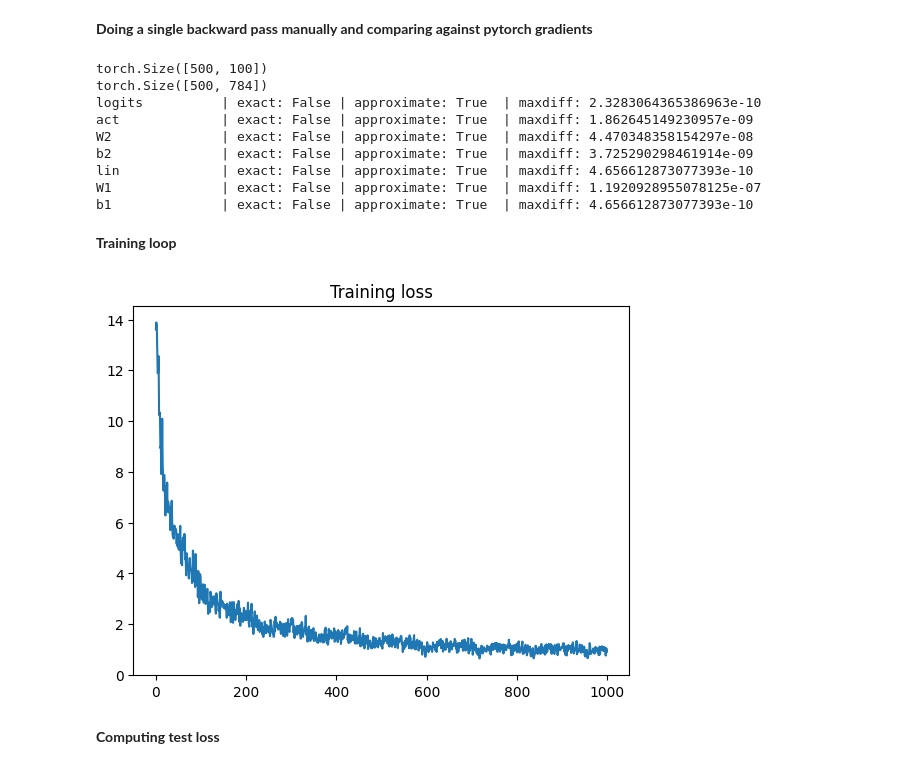
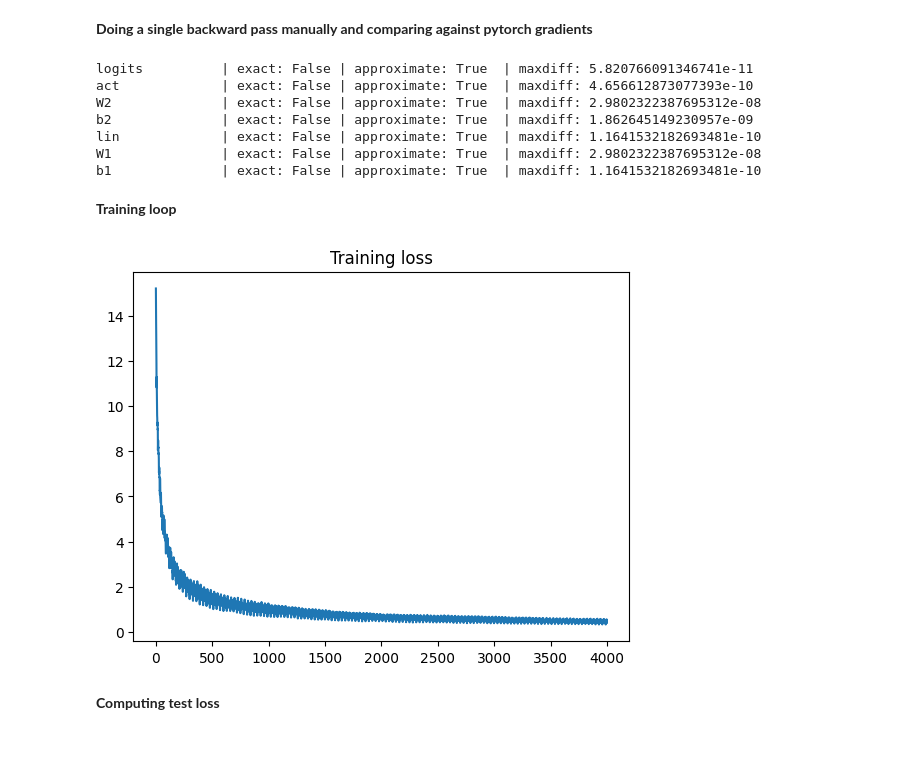
Before and after one commit to al0vya/quant-prep, a Jupyter notebook: deep-learning/handwritten-digits/handwritten-digits.ipynb, the cells around one changed output. Cells and saved outputs as stored; diff of their text form; code cells hidden in the pictures.

Commit message:
fix loss curve and make very similar to pytorch loss curve by doing proper random normal weight initialisation. make hyperparameter values inputtable via a text file

```diff
--- a/deep-learning/handwritten-digits/handwritten-digits.ipynb
+++ b/deep-learning/handwritten-digits/handwritten-digits.ipynb
@@ -72,7 +72,7 @@ We can't just forward all of our input data per training step: need to forward m
 Xrows = X_train.shape[0]
 Xcols = X_train.shape[1]
 
-batch_sz = 500 # must divide dataset exactly
+batch_sz = 2000 # must divide dataset exactly
 B = batch_sz
 n_hid1 = 100 # number of neurons in first hidden layer
 n_hid2 = 10 # number of neurons in second hidden layer; must equal number of output channels, i.e. digits 0 - 9
@@ -80,11 +80,11 @@ n_hid2 = 10 # number of neurons in second hidden layer; must equal number of out
 # parameter/layer tensors
 Xb = torch.zeros((B, Xcols))
 W1 = torch.randn((Xcols,n_hid1))
-b1 = torch.randn((1, n_hid1))
+b1 = torch.zeros((1, n_hid1))
 lin = torch.zeros((B, n_hid1))
 act = torch.zeros((B, n_hid1))
 W2 = torch.randn((n_hid1,n_hid2))
-b2 = torch.randn((1, n_hid2))
+b2 = torch.zeros((1, n_hid2))
 logits = torch.zeros((B, n_hid2))
 loss = 0
 
@@ -100,9 +100,7 @@ dLdW1 = torch.zeros((Xcols,n_hid1))  # dL/dlin    * dlin/dW2
 params = [W1, b1, W2, b2]
 for p in params:
     p.requires_grad = True
-grads = [dLdW1, dLdb1, dLdW2, dLdb2]
 
-epochs = 1000
 losses = []
 # %% [markdown]
 **Doing a single forward pass**
@@ -157,19 +155,18 @@ compare('lin', dLdlin, lin)
 compare('W1', dLdW1, W1)
 compare('b1', dLdb1, b1)
 # %% [output]
-torch.Size([500, 100])
-torch.Size([500, 784])
-logits          | exact: False | approximate: True  | maxdiff: 2.3283064365386963e-10
-act             | exact: False | approximate: True  | maxdiff: 1.862645149230957e-09
-W2              | exact: False | approximate: True  | maxdiff: 4.470348358154297e-08
-b2              | exact: False | approximate: True  | maxdiff: 3.725290298461914e-09
-lin             | exact: False | approximate: True  | maxdiff: 4.656612873077393e-10
-W1              | exact: False | approximate: True  | maxdiff: 1.1920928955078125e-07
-b1              | exact: False | approximate: True  | maxdiff: 4.656612873077393e-10
+logits          | exact: False | approximate: True  | maxdiff: 5.820766091346741e-11
+act             | exact: False | approximate: True  | maxdiff: 4.656612873077393e-10
+W2              | exact: False | approximate: True  | maxdiff: 2.9802322387695312e-08
+b2              | exact: False | approximate: True  | maxdiff: 1.862645149230957e-09
+lin             | exact: False | approximate: True  | maxdiff: 1.1641532182693481e-10
+W1              | exact: False | approximate: True  | maxdiff: 2.9802322387695312e-08
+b1              | exact: False | approximate: True  | maxdiff: 1.1641532182693481e-10
 # %% [markdown]
 **Training loop**
 # %%
 lr = 0.1
+epochs = 4000
 
 for e in range(epochs):
     # forward pass
@@ -190,34 +187,34 @@ for e in range(epochs):
     for p in params:
         p.grad = None
 
     # pytorch backward and parameter update
     '''loss.backward()
     for p in params:
         p.data -= lr * p.grad'''
 
     # manual backward and parameter update
     dLdlogits = F.softmax(logits, dim=1)
     dLdlogits[range(B), yb] -= 1
     dLdlogits /= B
     dLdact = dLdlogits @ W2.T
     dLdW2 = act.T @ dLdlogits
     dLdb2 = dLdlogits.sum(dim=0, keepdims=True)
     dLdlin = dLdact * (1 - act ** 2)
     dLdW1 = Xb.T @ dLdlin
     dLdb1 = dLdlin.sum(dim=0, keepdims=True)
 
     # if the gradients are not explicitly set every iteration, it doesn't work, not sure why.
     grads = [dLdW1, dLdb1, dLdW2, dLdb2]
 
     for p, g in zip(params, grads):
         p.data -= lr * g.data
 
     losses.append(loss.item())
 
 plt.plot(losses)
 plt.title('Training loss');
 # %% [output]
-[figure, old version]
+[figure, new version]
 # %% [markdown]
 **Computing test loss**
 # %%
```
Also changed, not shown: parts of 2 cells of this notebook, 4 other files.
